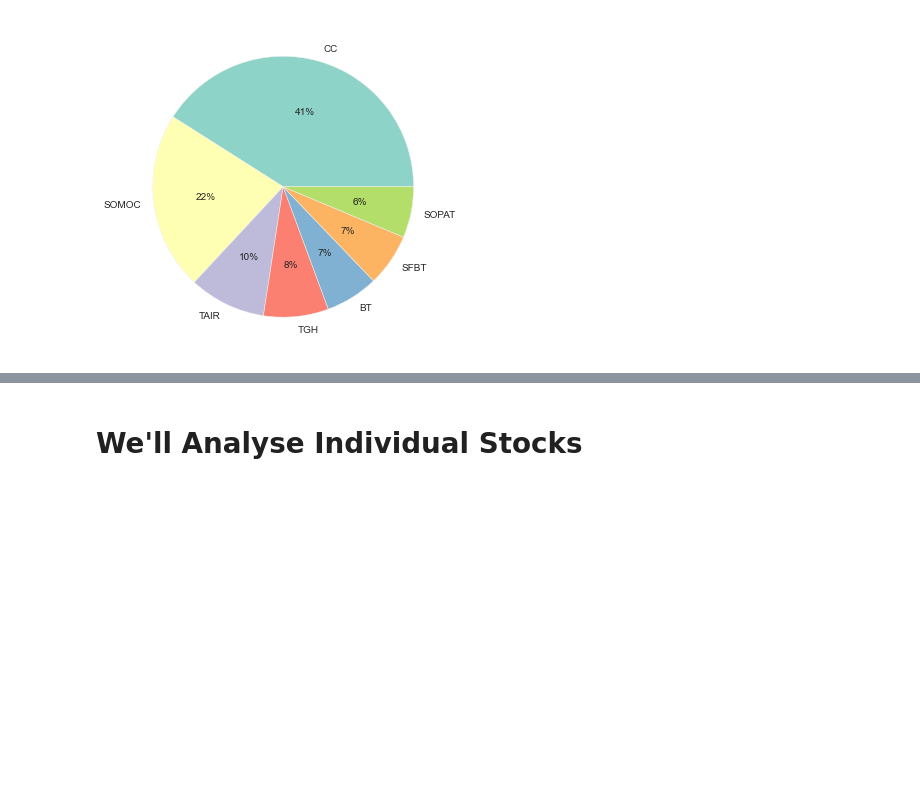
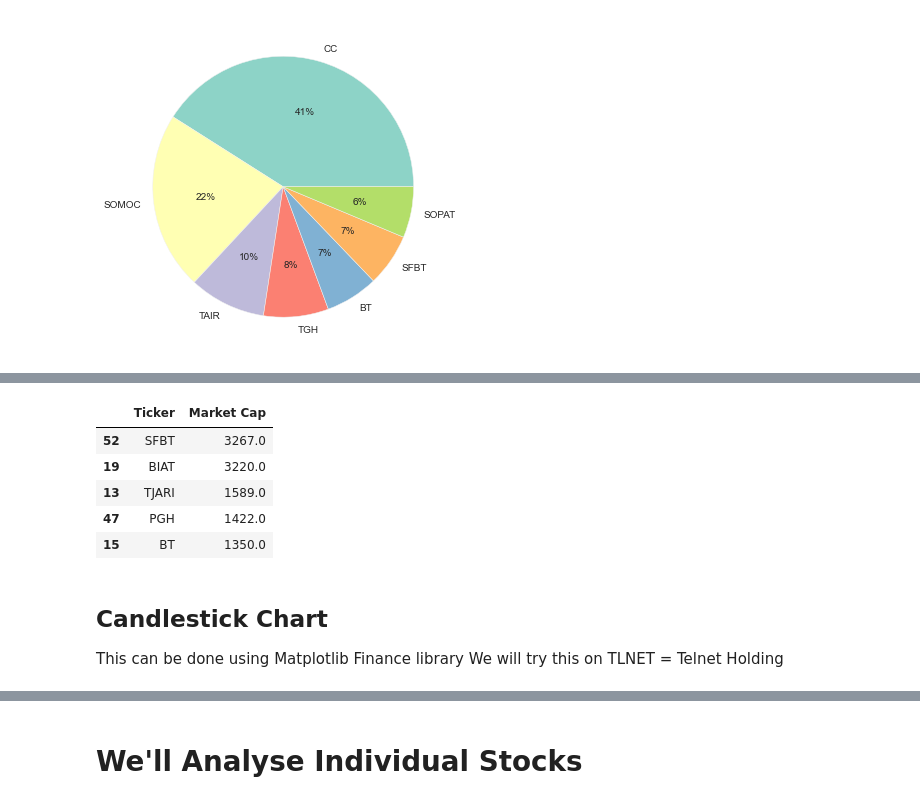
Before and after one commit to azizamari/tunisian_stock_market, a Jupyter notebook: data_analysis.ipynb, the cells around one changed output, grey strips where cells are left out. Cells and saved outputs as stored; diff of their text form; code cells hidden in the pictures; blank space fills up the shorter version.

```diff
--- a/data_analysis.ipynb
+++ b/data_analysis.ipynb
@@ -114,0 +105,13 @@ Telnet challenge one satellite was launched on 22 march 2021 we can clearly see
+# %%
+stocks_cap[:5]
+# %% [output]
+|  | Ticker | Market Cap |
+| 52 | SFBT | 3267.0 |
+| 19 | BIAT | 3220.0 |
+| 13 | TJARI | 1589.0 |
+| 47 | PGH | 1422.0 |
+| 15 | BT | 1350.0 |
+# %% [markdown]
+## Candlestick Chart
+This can be done using Matplotlib Finance library
+We will try this on  TLNET = Telnet Holding
```
Also changed, not shown: parts of 16 cells of this notebook, 2 other files.
